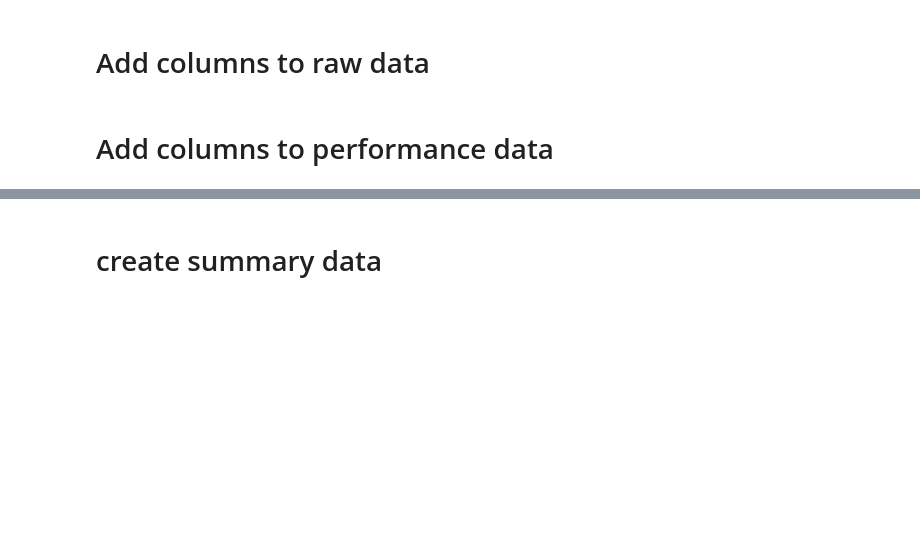
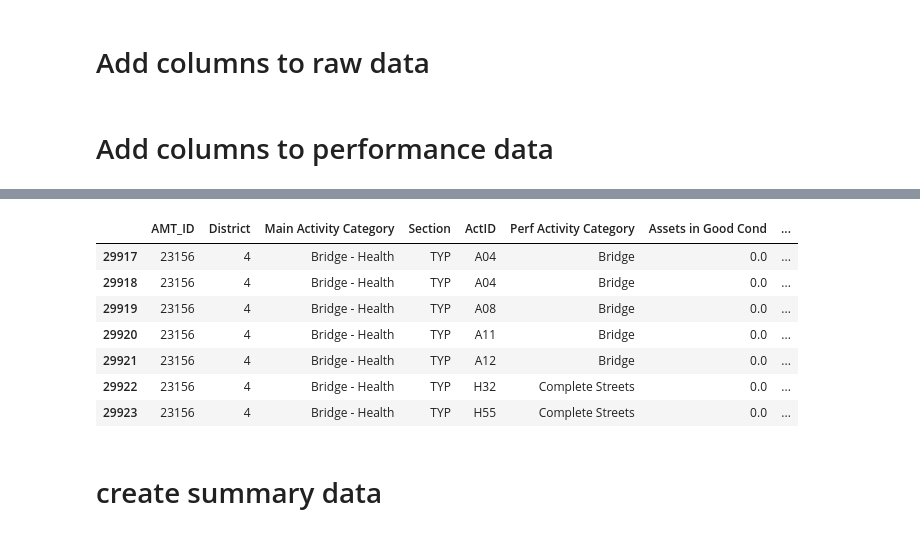
Before and after one commit to zhuzhy1214/amtool_etl, a Jupyter notebook: FactSheet.ipynb, the cells around one changed output, grey strips where cells are left out. Saved outputs shown, nothing was run; the diff lists cells and outputs as text; code cells hidden in the pictures; blank space fills up the shorter version.

```diff
--- a/FactSheet.ipynb
+++ b/FactSheet.ipynb
@@ -637,4 +643,6 @@ df_perf_raw_data_1 = pd.merge(df_perf_raw_data_1, df_finance_targets_uc[['Distri
 # %%
 df_perf_raw_data_1['Post-Fair'].fillna(0, inplace = True)
 
-df_perf_raw_data_1['F2G Achieved'] = df_perf_raw_data_1['Post-Fair'] - df_perf_raw_data_1['Assets in Fair Cond']
+#Updated 1/13/2022, limit max F2G Achieved = 0
+
+df_perf_raw_data_1['F2G Achieved'] =  df_perf_raw_data_1.apply(lambda df: min(0, df['Post-Fair'] - df['Assets in Fair Cond']), axis = 1)
@@ -641,3 +669,18 @@ df_perf_raw_data_1['F2G Achieved'] = df_perf_raw_data_1['Post-Fair'] - df_perf_r
+# %%
+df_perf_raw_data_1[df_perf_raw_data_1['AMT_ID'] == 23156 ][['AMT_ID', 'District','Main Activity Category', 'Section', 'ActID', 'Perf Activity Category',
+    'Assets in Good Cond', 'Assets in Fair Cond',
+       'Assets in Poor Cond', 'New Achieved','Post-Good', 'Post-Fair', 'Post-Poor','F2G Achieved', 'P2G Achieved',
+
+]]
+# %% [output]
+|  | AMT_ID | District | Main Activity Category | Section | ActID | Perf Activity Category | Assets in Good Cond | ... |
+| 29917 | 23156 | 4 | Bridge - Health | TYP | A04 | Bridge | 0.0 | ... |
+| 29918 | 23156 | 4 | Bridge - Health | TYP | A04 | Bridge | 0.0 | ... |
+| 29919 | 23156 | 4 | Bridge - Health | TYP | A08 | Bridge | 0.0 | ... |
+| 29920 | 23156 | 4 | Bridge - Health | TYP | A11 | Bridge | 0.0 | ... |
+| 29921 | 23156 | 4 | Bridge - Health | TYP | A12 | Bridge | 0.0 | ... |
+| 29922 | 23156 | 4 | Bridge - Health | TYP | H32 | Complete Streets | 0.0 | ... |
+| 29923 | 23156 | 4 | Bridge - Health | TYP | H55 | Complete Streets | 0.0 | ... |
 # %%
 df_perf_raw_data_1['Post-Poor'].fillna(0, inplace = True)
 
```
Also changed, not shown: parts of 12 cells of this notebook, 4 other files.
